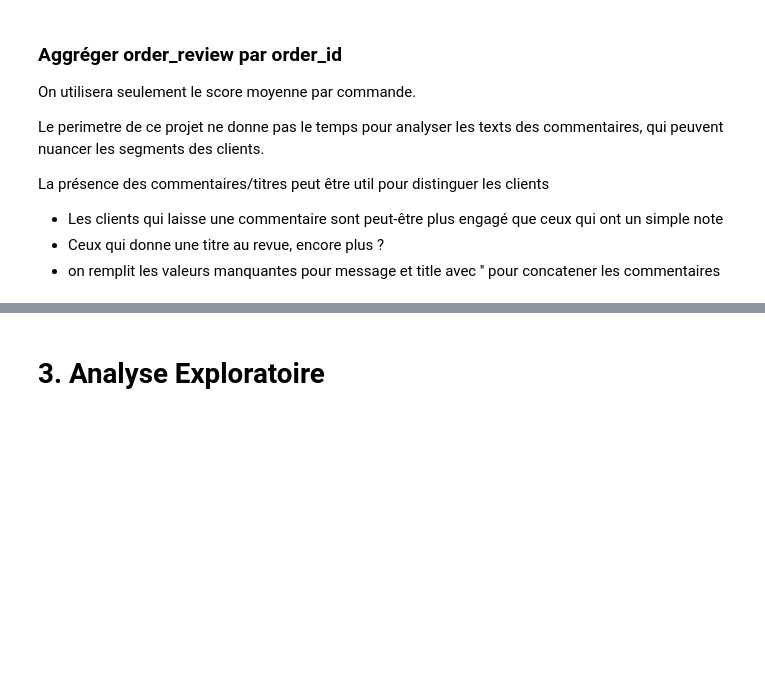
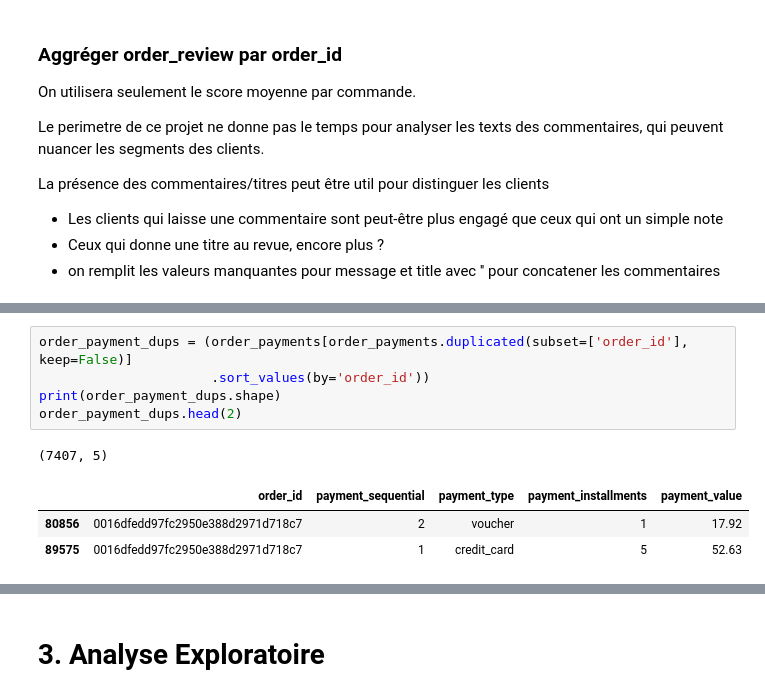
Before and after one commit to mrcreasey/oc-ds-p5-unsupervised-clustering, a Jupyter notebook: P5_01_analyse.ipynb, the cells around one changed output, grey strips where cells are left out. Drawn from its saved outputs; the diff is of its cells as text; blank space fills up the shorter version.

```diff
--- a/P5_01_analyse.ipynb
+++ b/P5_01_analyse.ipynb
@@ -994,0 +1006,10 @@ order_reviews_agg.sort_values(by='review_nb_title', ascending=False).head()
+# %%
+order_payment_dups = (order_payments[order_payments.duplicated(subset=['order_id'], keep=False)]
+                      .sort_values(by='order_id'))
+print(order_payment_dups.shape)
+order_payment_dups.head(2)
+# %% [output]
+(7407, 5)
+|  | order_id | payment_sequential | payment_type | payment_installments | payment_value |
+| 80856 | 0016dfedd97fc2950e388d2971d718c7 | 2 | voucher | 1 | 17.92 |
+| 89575 | 0016dfedd97fc2950e388d2971d718c7 | 1 | credit_card | 5 | 52.63 |
```
Also changed, not shown: parts of 10 cells of this notebook.
